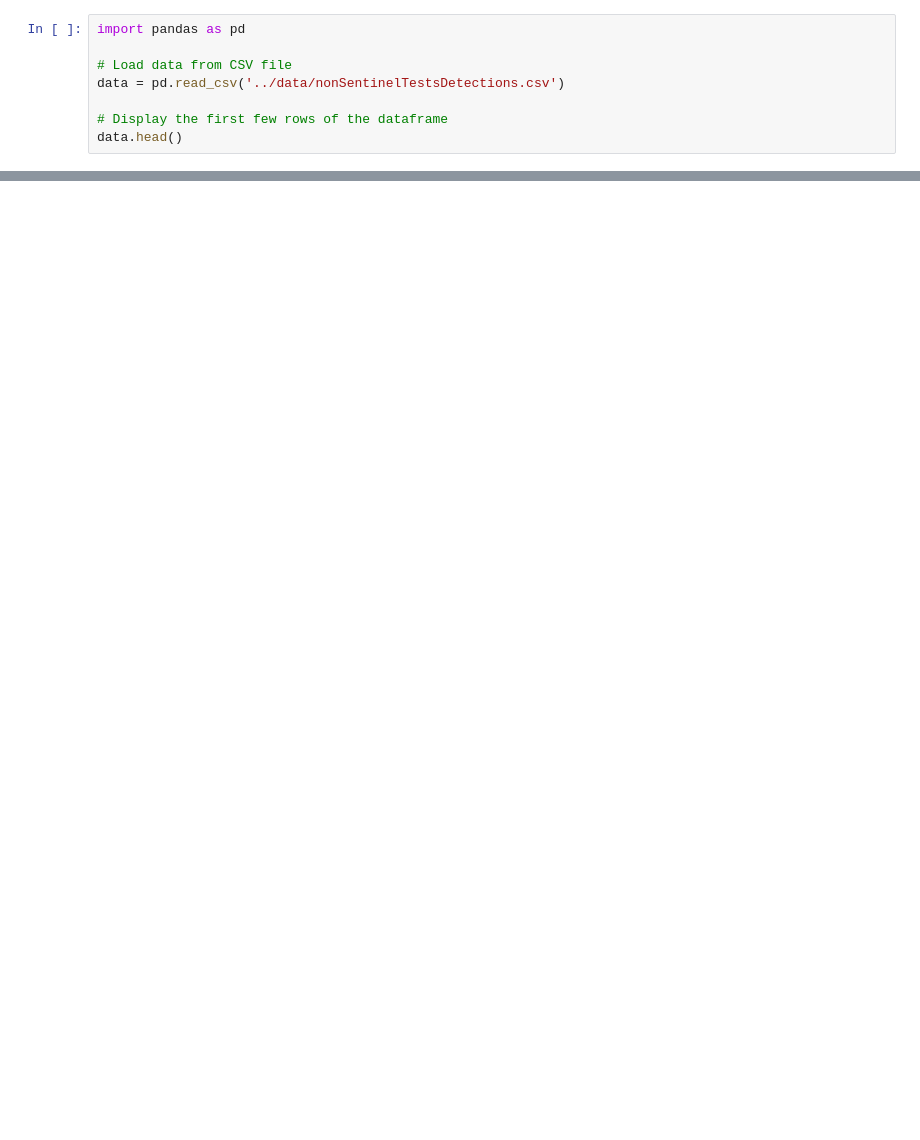
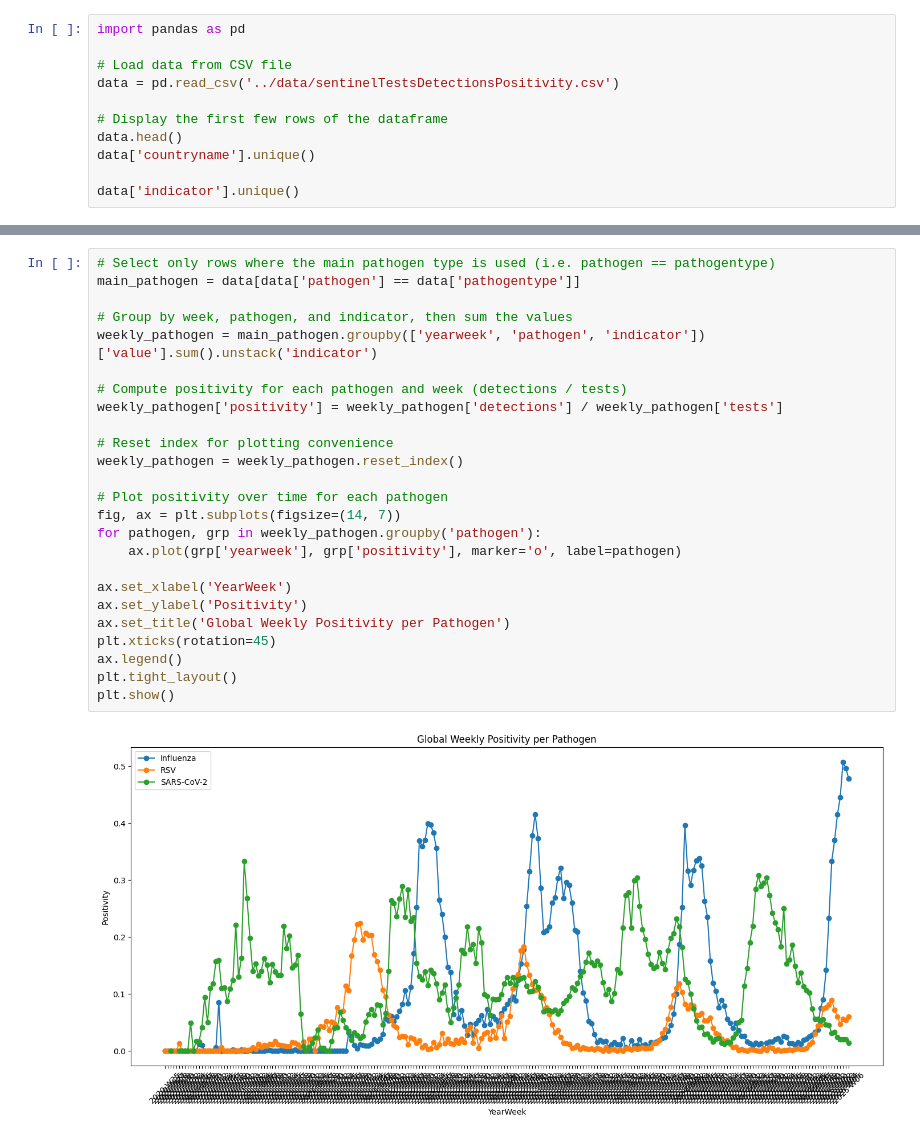
Before and after one commit to petrroll/illdata, a Jupyter notebook: playground/playground_ervis.ipynb, the cells around one changed output, grey strips where cells are left out. Cells and saved outputs as stored; diff of their text form; blank space fills up the shorter version.

Commit message:
Exploration of sentinel europe data.

```diff
--- a/playground/playground_ervis.ipynb
+++ b/playground/playground_ervis.ipynb
@@ -2,8 +2,11 @@
 import pandas as pd
 
 # Load data from CSV file
-data = pd.read_csv('../data/nonSentinelTestsDetections.csv')
+data = pd.read_csv('../data/sentinelTestsDetectionsPositivity.csv')
 
 # Display the first few rows of the dataframe
 data.head()
+data['countryname'].unique()
+
+data['indicator'].unique()
 # %% [output]
@@ -15,0 +61,27 @@ data.head()
+# %%
+# Select only rows where the main pathogen type is used (i.e. pathogen == pathogentype)
+main_pathogen = data[data['pathogen'] == data['pathogentype']]
+
+# Group by week, pathogen, and indicator, then sum the values
+weekly_pathogen = main_pathogen.groupby(['yearweek', 'pathogen', 'indicator'])['value'].sum().unstack('indicator')
+
+# Compute positivity for each pathogen and week (detections / tests)
+weekly_pathogen['positivity'] = weekly_pathogen['detections'] / weekly_pathogen['tests']
+
+# Reset index for plotting convenience
+weekly_pathogen = weekly_pathogen.reset_index()
+
+# Plot positivity over time for each pathogen
+fig, ax = plt.subplots(figsize=(14, 7))
+for pathogen, grp in weekly_pathogen.groupby('pathogen'):
+    ax.plot(grp['yearweek'], grp['positivity'], marker='o', label=pathogen)
+
+ax.set_xlabel('YearWeek')
+ax.set_ylabel('Positivity')
+ax.set_title('Global Weekly Positivity per Pathogen')
+plt.xticks(rotation=45)
+ax.legend()
+plt.tight_layout()
+plt.show()
+# %% [output]
+[figure, added]
```
Also changed, not shown: parts of 6 cells of this notebook, 2 other files.
